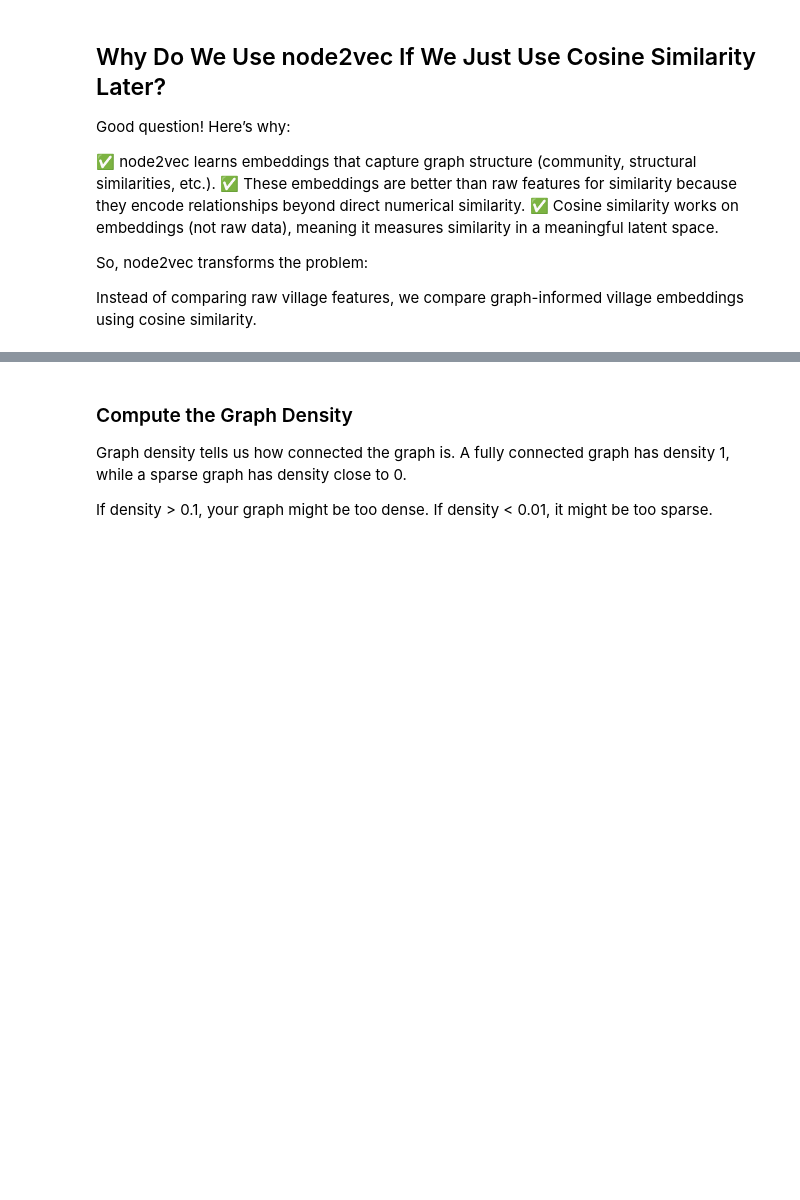
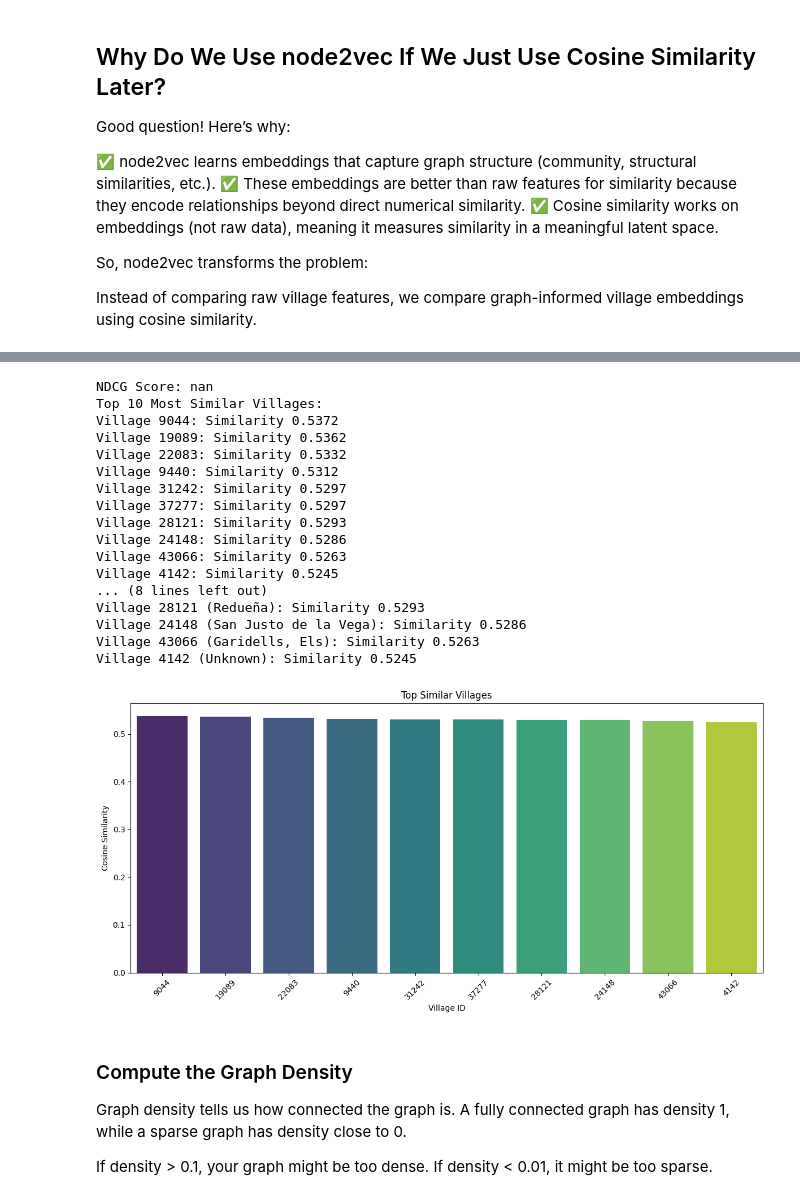
Before and after one commit to marimoysan/ml-pueblos, a Jupyter notebook: notebooks/4_models/recommender_node2vec.ipynb, the cells around one changed output, grey strips where cells are left out. Drawn from its saved outputs; the diff is of its cells as text; code cells hidden in the pictures; blank space fills up the shorter version.

```diff
--- a/notebooks/4_models/recommender_node2vec.ipynb
+++ b/notebooks/4_models/recommender_node2vec.ipynb
@@ -147,6 +145,6 @@ Best dimension: 16
 # %%
 # 2️⃣ Generate Node2Vec Embeddings
-node2vec = Node2Vec(G, dimensions=16, walk_length=15, num_walks=100, workers=6)
+node2vec = Node2Vec(G, dimensions=16, walk_length=15, num_walks=50, workers=6)
 # %%
 model = node2vec.fit(
     window=5,
@@ -267,0 +298,3 @@ Passing `palette` without assigning `hue` is deprecated and will be removed in v
+# %%
+from sklearn.decomposition import TruncatedSVD
+svd = TruncatedSVD(n_components=5)
@@ -267,0 +357,12 @@ Passing `palette` without assigning `hue` is deprecated and will be removed in v
+# %%
+# Reduce selected vectors using the same transformation
+# 4. Calculate similarities in reduced space
+similarities_svd = cosine_similarity(user_latent_features, pueblos_latent_features)
+
+df_similarities = pd.DataFrame()
+df_similarities['similarity'] = similarities_svd.mean(axis=0)
+
+df_similarities['cmun'] = G.nodes().keys()
+df_similarities = df_similarities.sort_values(by='similarity', ascending=False)
+
+df_similarities
@@ -268,3 +383,66 @@ Passing `palette` without assigning `hue` is deprecated and will be removed in v
+# %%
+# Convert df_similarities to the ranked_villages format that ndcg_at_k expects
+ranked_villages_from_df = list(zip(df_similarities['cmun'], df_similarities['similarity']))
+
+# Calculate NDCG score for the recommendations
+def ndcg_at_k(ranked_list, ideal_list, k):
+    def dcg(scores):
+        return sum([(2**s - 1) / np.log2(i+2) for i, s in enumerate(scores)])
+
+    ideal_scores = [1 if v in ideal_list else 0 for v, _ in ranked_list[:k]]
+    return dcg(ideal_scores) / dcg(sorted(ideal_scores, reverse=True))
+
+# Calculate NDCG at 10
+ndcg_score = ndcg_at_k(ranked_villages_from_df, user_choices_cmun, k=10)
+print(f"NDCG Score: {ndcg_score:.4f}")
+
+# Display top similar villages
+print("Top 10 Most Similar Villages:")
+for village, score in ranked_villages_from_df[:10]:
+    print(f"Village {village}: Similarity {score:.4f}")
+
+# Optional: Add village names if available
+if 'municipality' in df_pueblos.columns:
+    # Create a lookup dictionary for village names
+    cmun_to_name = dict(zip(df_pueblos['cmun'], df_pueblos['municipality']))
+
+    print("\nTop 10 Most Similar Villages with Names:")
+    for village, score in ranked_villages_from_df[:10]:
+        village_name = cmun_to_name.get(village, "Unknown")
+        print(f"Village {village} ({village_name}): Similarity {score:.4f}")
+
+# Visualize top similarities with a bar chart
+top_n = 10
+village_ids = [str(v) for v, _ in ranked_villages_from_df[:top_n]]
+similarity_scores = [score for _, score in ranked_villages_from_df[:top_n]]
+
+plt.figure(figsize=(12, 6))
+sns.barplot(x=village_ids, y=similarity_scores, hue=village_ids, palette="viridis", legend=False)
+plt.title('Top Similar Villages')
+plt.xlabel('Village ID')
+plt.ylabel('Cosine Similarity')
+plt.xticks(rotation=45)
+plt.tight_layout()
+plt.show()
+# %% [output]
+NDCG Score: nan
+Top 10 Most Similar Villages:
+Village 9044: Similarity 0.5372
+Village 19089: Similarity 0.5362
+Village 22083: Similarity 0.5332
+Village 9440: Similarity 0.5312
+Village 31242: Similarity 0.5297
+Village 37277: Similarity 0.5297
+Village 28121: Similarity 0.5293
+Village 24148: Similarity 0.5286
+Village 43066: Similarity 0.5263
+Village 4142: Similarity 0.5245
+... (8 lines left out)
+Village 28121 (Redueña): Similarity 0.5293
+Village 24148 (San Justo de la Vega): Similarity 0.5286
+Village 43066 (Garidells, Els): Similarity 0.5263
+Village 4142 (Unknown): Similarity 0.5245
+[figure, added]
 # %% [markdown]
 ### Compute the Graph Density
 Graph density tells us how connected the graph is.
```
Also changed, not shown: parts of 19 cells of this notebook, 4 other files.
